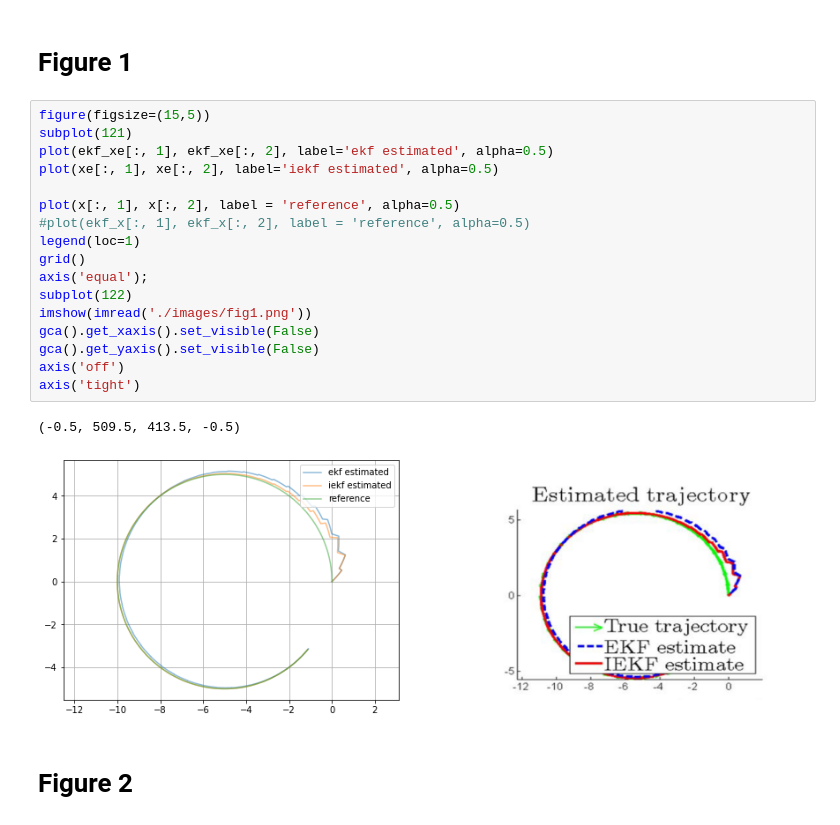
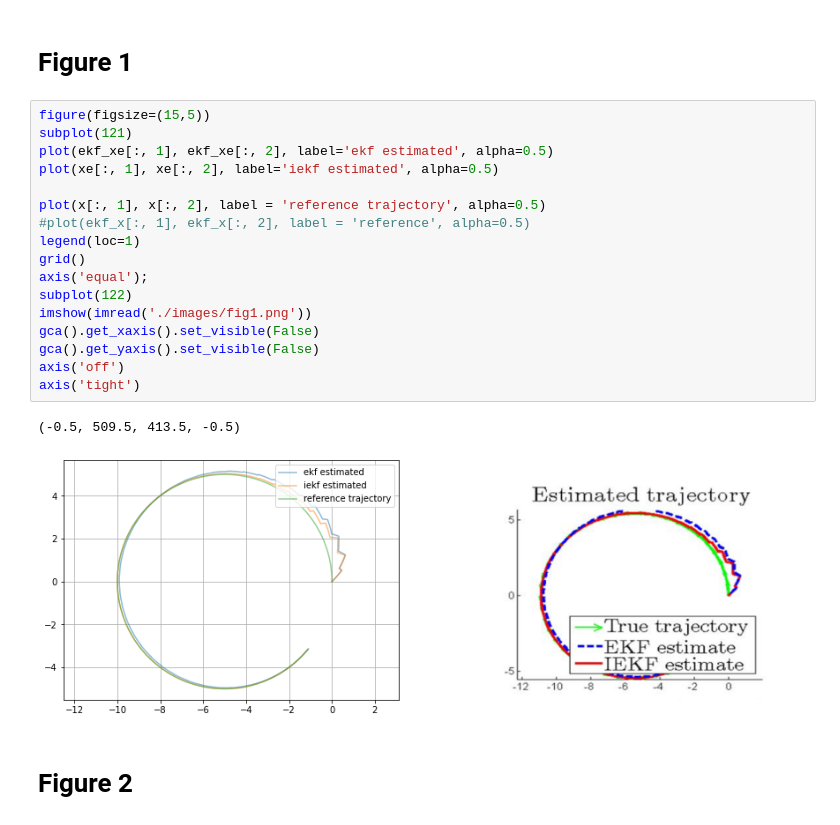
Before and after one commit to wsribunma/SE2_FlowPipes, a Jupyter notebook: IEKF.ipynb, the cells around one changed output. Drawn from its saved outputs; the diff is of its cells as text.

```diff
--- a/IEKF.ipynb
+++ b/IEKF.ipynb
@@ -201,23 +201,23 @@ t, xe, x, error, ekf_xe, ekf_x, ekf_error = iekf(tf, vt, x0, P0, dt, xh0)
 # %%
 figure(figsize=(15,5))
 subplot(121)
 plot(ekf_xe[:, 1], ekf_xe[:, 2], label='ekf estimated', alpha=0.5)
 plot(xe[:, 1], xe[:, 2], label='iekf estimated', alpha=0.5)
 
-plot(x[:, 1], x[:, 2], label = 'reference', alpha=0.5)
+plot(x[:, 1], x[:, 2], label = 'reference trajectory', alpha=0.5)
 #plot(ekf_x[:, 1], ekf_x[:, 2], label = 'reference', alpha=0.5)
 legend(loc=1)
 grid()
 axis('equal');
 subplot(122)
 imshow(imread('./images/fig1.png'))
 gca().get_xaxis().set_visible(False)
 gca().get_yaxis().set_visible(False)
 axis('off')
 axis('tight')
 # %% [output]
 (-0.5, 509.5, 413.5, -0.5)
-[figure, old version]
+[figure, new version]
 # %% [markdown]
 # Figure 2
 # %%
```
Also changed, not shown: parts of 2 cells of this notebook, 1 other file.
